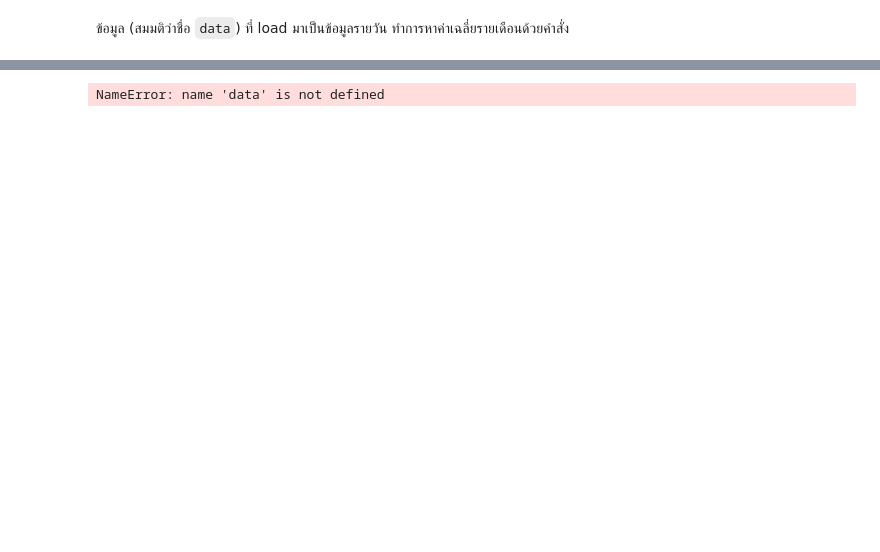
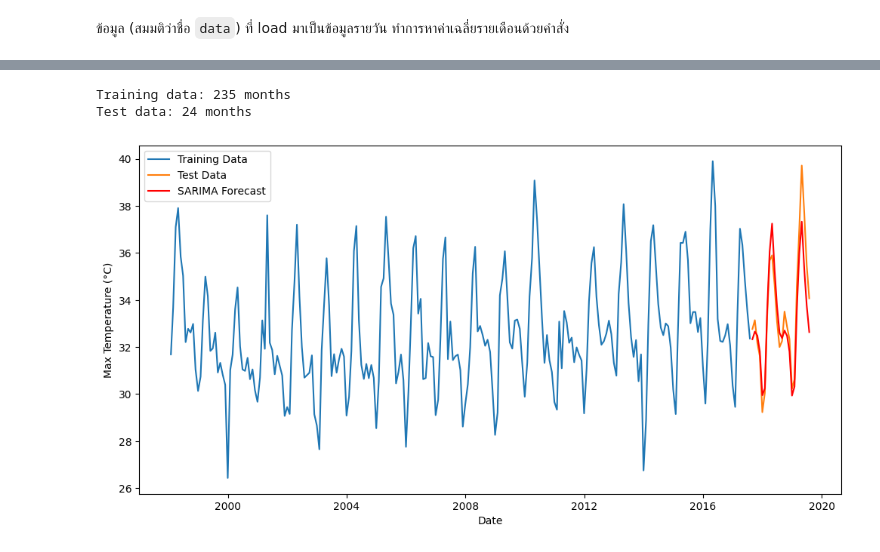
Before and after one commit to SarunDz-12/229351-StatisticalLearning-or-Statistical-Learning-Labs., a Jupyter notebook: 229351-LAB09-02.ipynb, the cells around one changed output, grey strips where cells are left out. Drawn from its saved outputs; the diff is of its cells as text; code cells hidden in the pictures; blank space fills up the shorter version.

```diff
--- a/229351-LAB09-02.ipynb
+++ b/229351-LAB09-02.ipynb
@@ -111,2 +119,15 @@ AttributeError: module 'pandas' has no attribute 'datetime'
 # %% [markdown]
 ข้อมูล (สมมติว่าชื่อ `data`) ที่ load มาเป็นข้อมูลรายวัน ทำการหาค่าเฉลี่ยรายเดือนด้วยคำสั่ง
+# %%
+# โหลด CSV และตั้ง Date เป็น index
+data = pd.read_csv('CM_temp.csv', parse_dates=['Date'], index_col='Date')
+
+# ตรวจสอบคอลัมน์
+print(data.columns)
+
+# สมมติว่าอุณหภูมิสูงสุดอยู่ที่คอลัมน์ 'Tmax'
+# แปลงข้อมูลรายวันเป็นค่าเฉลี่ยรายเดือน
+monthly_avg = data['MaxTemp'].resample('M').mean()
+
+# แสดง 5 แถวแรก
+monthly_avg.head()
@@ -113,7 +144,38 @@ AttributeError: module 'pandas' has no attribute 'datetime'
+# %%
+train = monthly_avg[:-24]
+test = monthly_avg[-24:]
+print(f"Training data: {train.shape[0]} months")
+print(f"Test data: {test.shape[0]} months")
+# %% [output]
+Training data: 235 months
+Test data: 24 months
+# %%
+from statsmodels.tsa.statespace.sarimax import SARIMAX
+import matplotlib.pyplot as plt
+
+# สร้างโมเดล SARIMA
+sarima = SARIMAX(train, order=(0,1,4), seasonal_order=(1,1,1,12))
+
+# fit โมเดล
+sarima_fit = sarima.fit(optimized=True)
+
+# ทำนายค่าในช่วง Test set
+yhat = sarima_fit.predict(start=test.index[0], end=test.index[-1])
+
+# plot ผลลัพธ์
+plt.figure(figsize=(12,6))
+plt.plot(train.index, train, label='Training Data')
+plt.plot(test.index, test, label='Test Data')
+plt.plot(yhat.index, yhat, label='SARIMA Forecast', color='red')
+
+plt.xlabel('Date')
+plt.ylabel('Max Temperature (°C)')
+plt.legend()
+plt.show()
+# %% [output]
+[figure, added]
 # %%
 y = data['MaxTemp'].resample("M").mean()
-# %% [output]
-NameError: name 'data' is not defined
 # %%
 def rmse(y_true,y_pred):
   # Inputs
```
Also changed, not shown: parts of 8 cells of this notebook.
